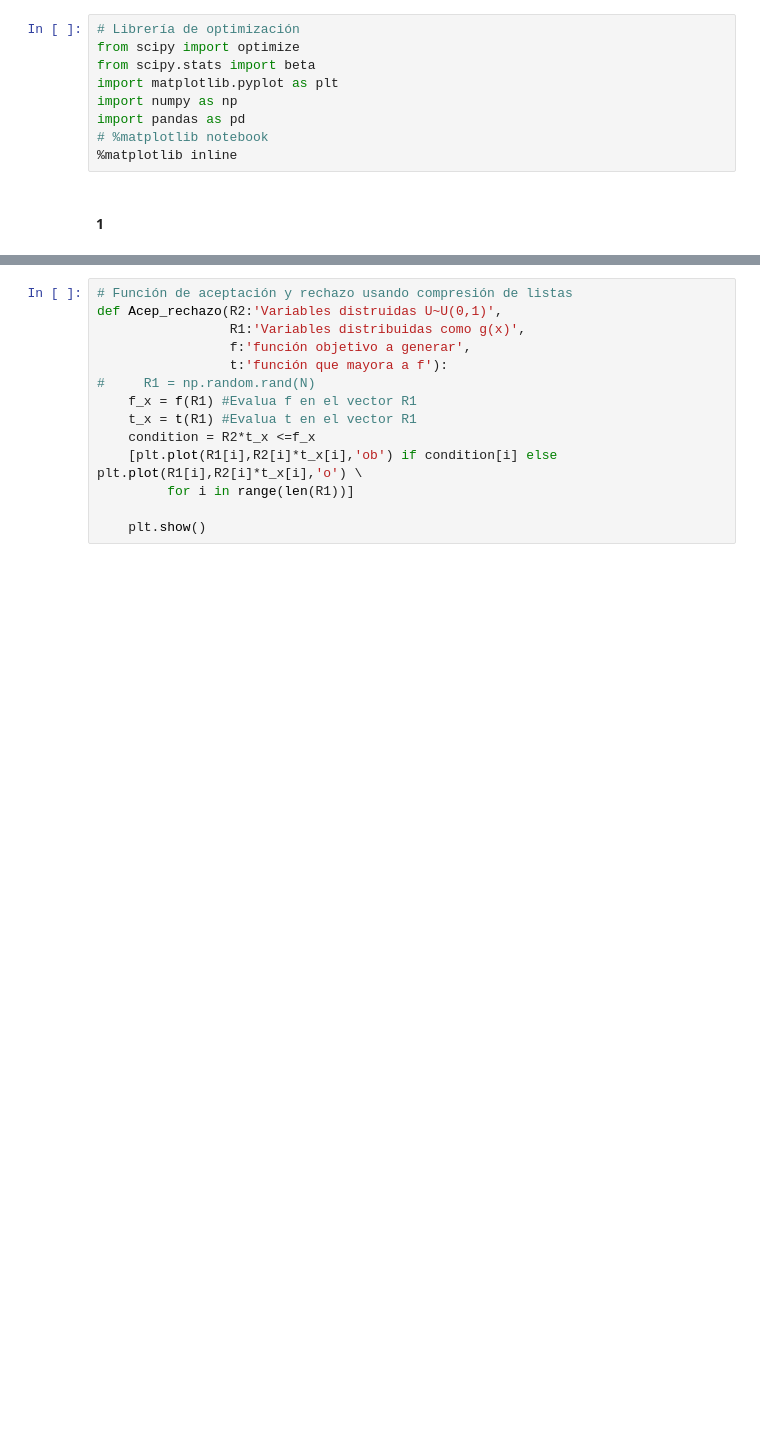
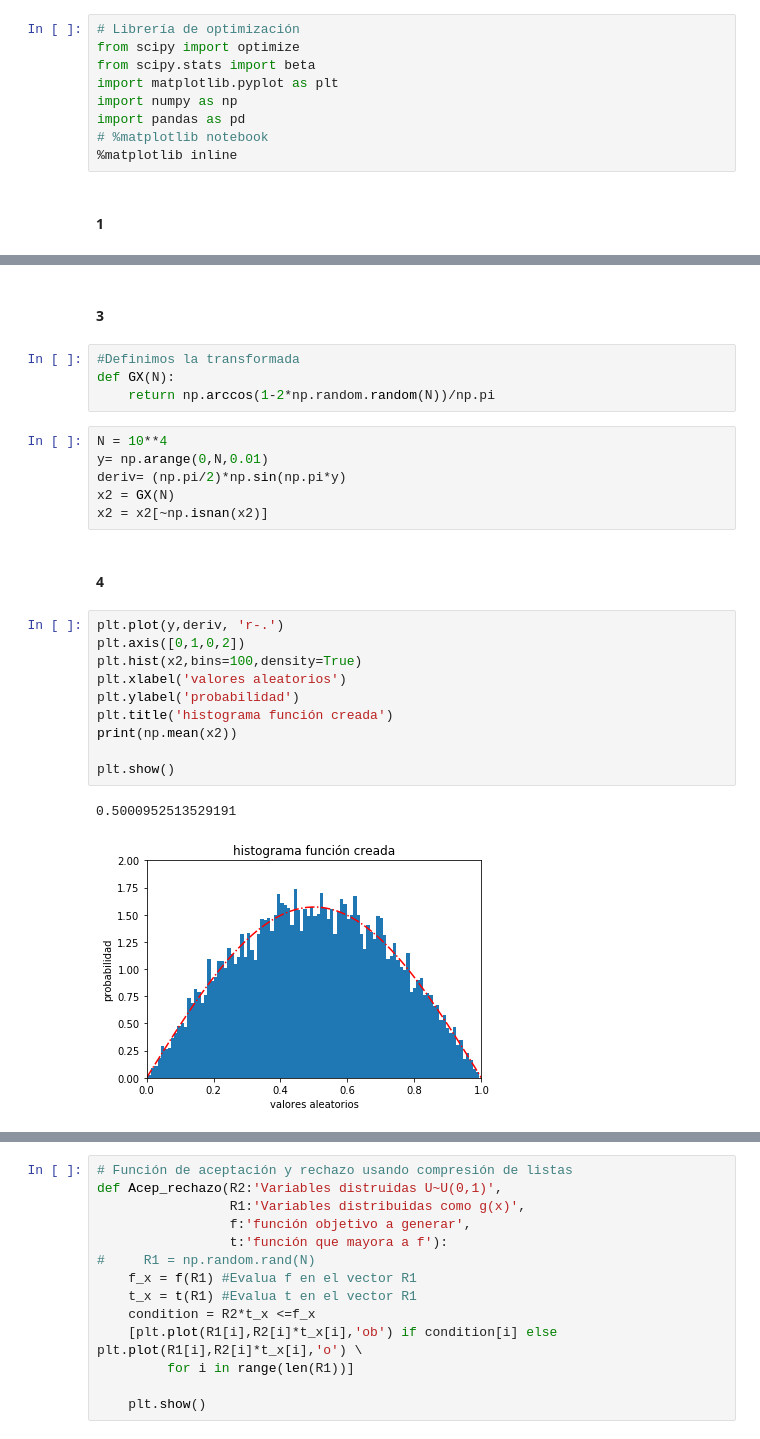
Before and after one commit to Edgarmabu/ProyectoConjunto_EMachuca_PDiaz, a Jupyter notebook: ProyectoColaborativo_EMachuca_PDiaz.ipynb, the cells around one changed output, grey strips where cells are left out. Cells and saved outputs as stored; diff of their text form; blank space fills up the shorter version.

```diff
--- a/ProyectoColaborativo_EMachuca_PDiaz.ipynb
+++ b/ProyectoColaborativo_EMachuca_PDiaz.ipynb
@@ -56,0 +113,27 @@ import pandas as pd
+# %% [markdown]
+#### 3
+# %%
+#Definimos la transformada
+def GX(N):
+    return np.arccos(1-2*np.random.random(N))/np.pi
+# %%
+N = 10**4
+y= np.arange(0,N,0.01)
+deriv= (np.pi/2)*np.sin(np.pi*y)
+x2 = GX(N)
+x2 = x2[~np.isnan(x2)]
+# %% [markdown]
+#### 4
+# %%
+plt.plot(y,deriv, 'r-.')
+plt.axis([0,1,0,2])
+plt.hist(x2,bins=100,density=True)
+plt.xlabel('valores aleatorios')
+plt.ylabel('probabilidad')
+plt.title('histograma función creada')
+print(np.mean(x2))
+
+plt.show()
+# %% [output]
+0.5000952513529191
+[figure, added]
```
Also changed, not shown: parts of 15 cells of this notebook.
